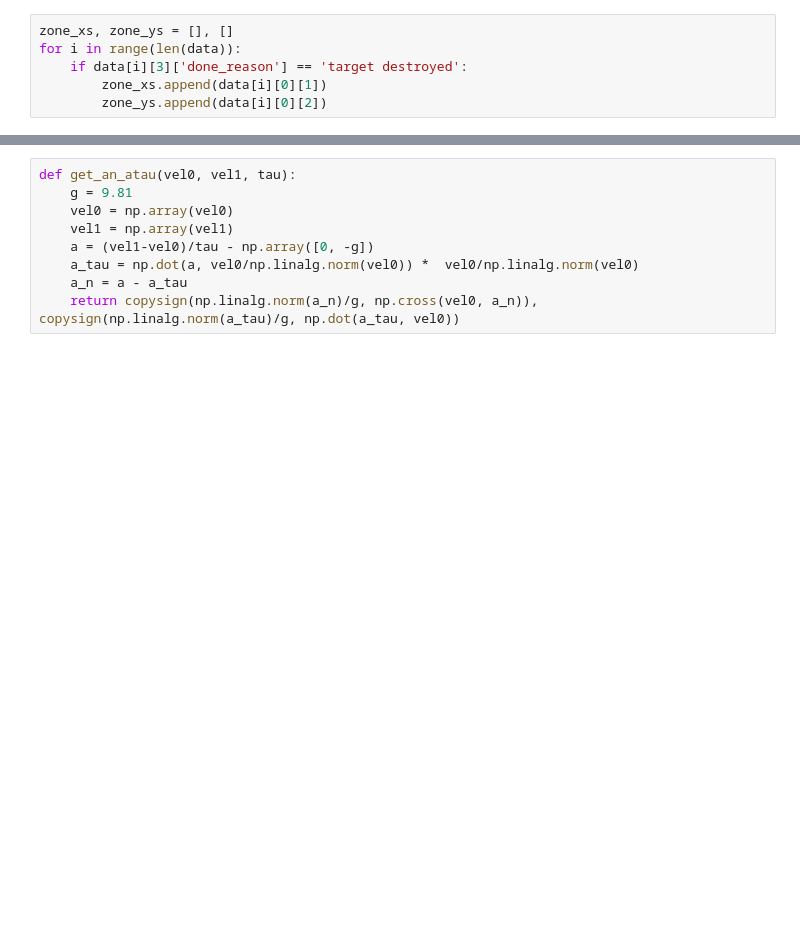
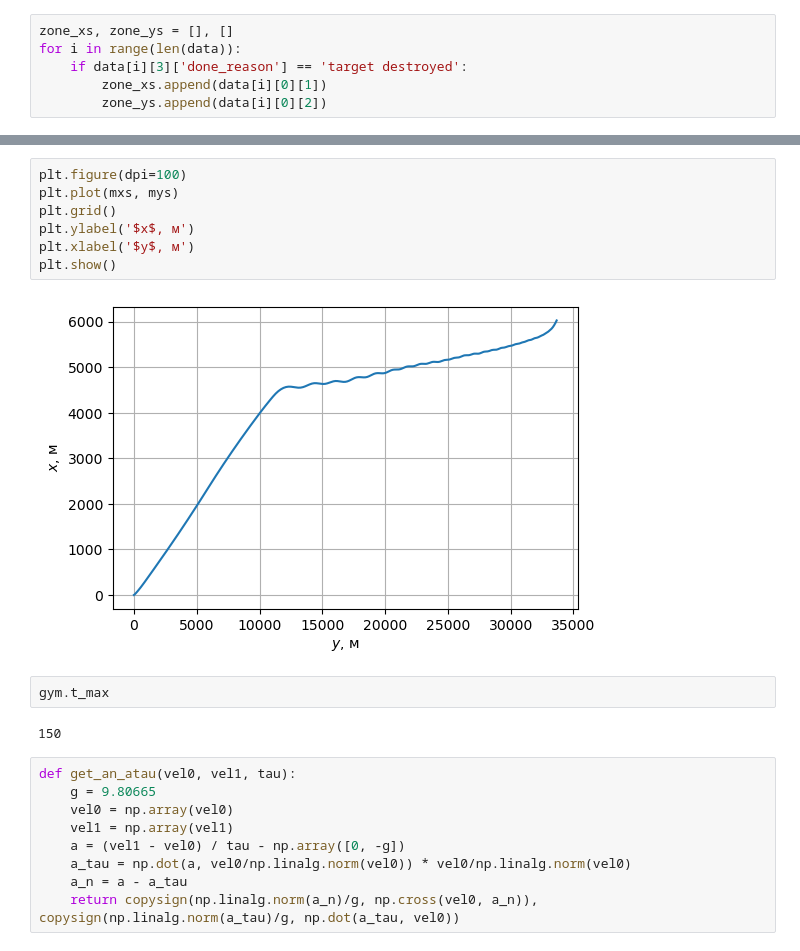
Before and after one commit to kirtis26/PyMissile, a Jupyter notebook: C-300.ipynb, the cells around one changed output, grey strips where cells are left out. Saved outputs shown, nothing was run; the diff lists cells and outputs as text; blank space fills up the shorter version.

```diff
--- a/C-300.ipynb
+++ b/C-300.ipynb
@@ -1115,9 +927,22 @@ max(mvels)
+# %%
+plt.figure(dpi=100)
+plt.plot(mxs, mys)
+plt.grid()
+plt.ylabel('$x$, м')
+plt.xlabel('$y$, м')
+plt.show()
+# %% [output]
+[figure, added]
+# %%
+gym.t_max
+# %% [output]
+150
 # %%
 def get_an_atau(vel0, vel1, tau):
-    g = 9.81
+    g = 9.80665
     vel0 = np.array(vel0)
     vel1 = np.array(vel1)
-    a = (vel1-vel0)/tau - np.array([0, -g])
-    a_tau = np.dot(a, vel0/np.linalg.norm(vel0)) *  vel0/np.linalg.norm(vel0)
+    a = (vel1 - vel0) / tau - np.array([0, -g])
+    a_tau = np.dot(a, vel0/np.linalg.norm(vel0)) * vel0/np.linalg.norm(vel0)
     a_n = a - a_tau
     return copysign(np.linalg.norm(a_n)/g, np.cross(vel0, a_n)), copysign(np.linalg.norm(a_tau)/g, np.dot(a_tau, vel0))
```
Also changed, not shown: parts of 41 cells of this notebook, 2 other files.
